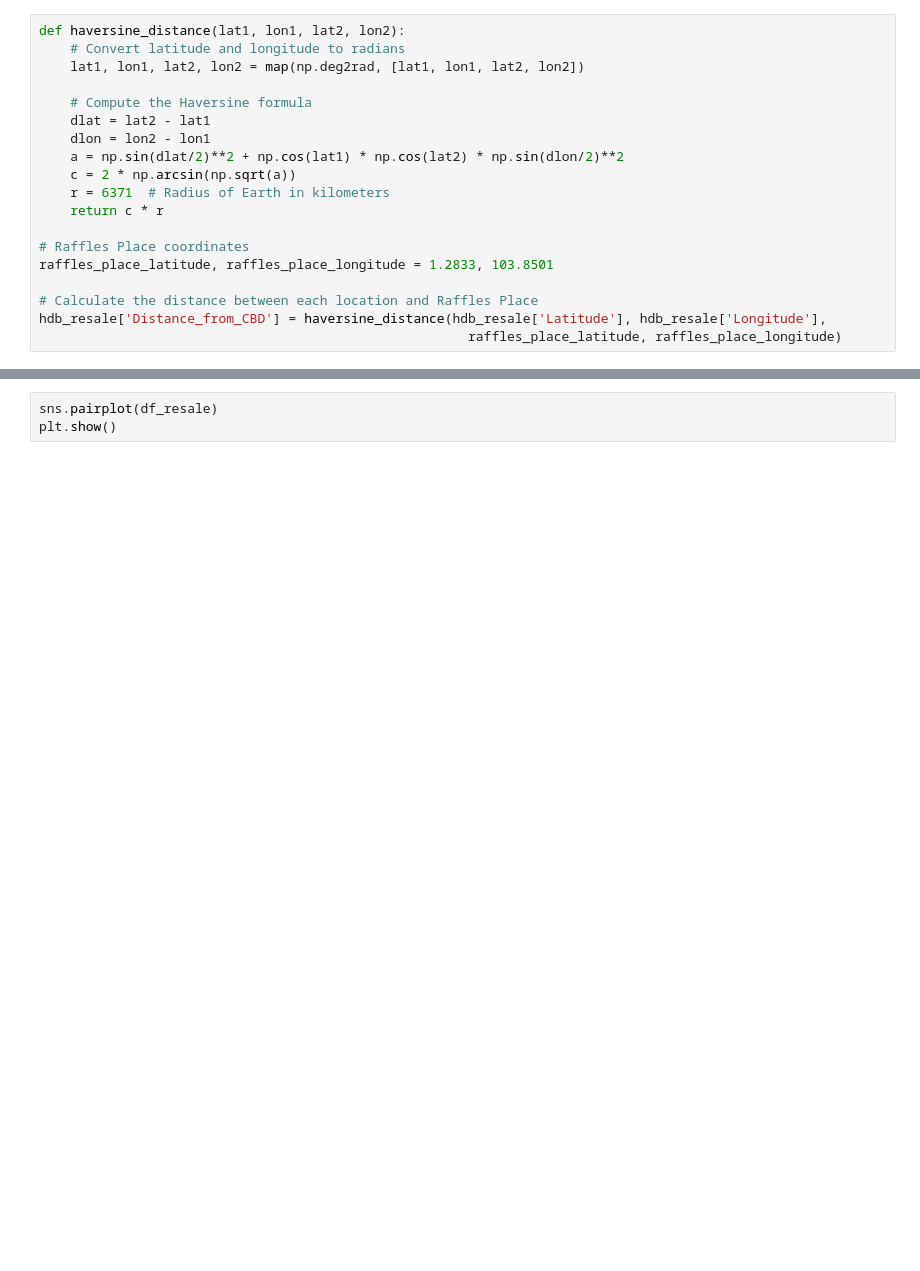
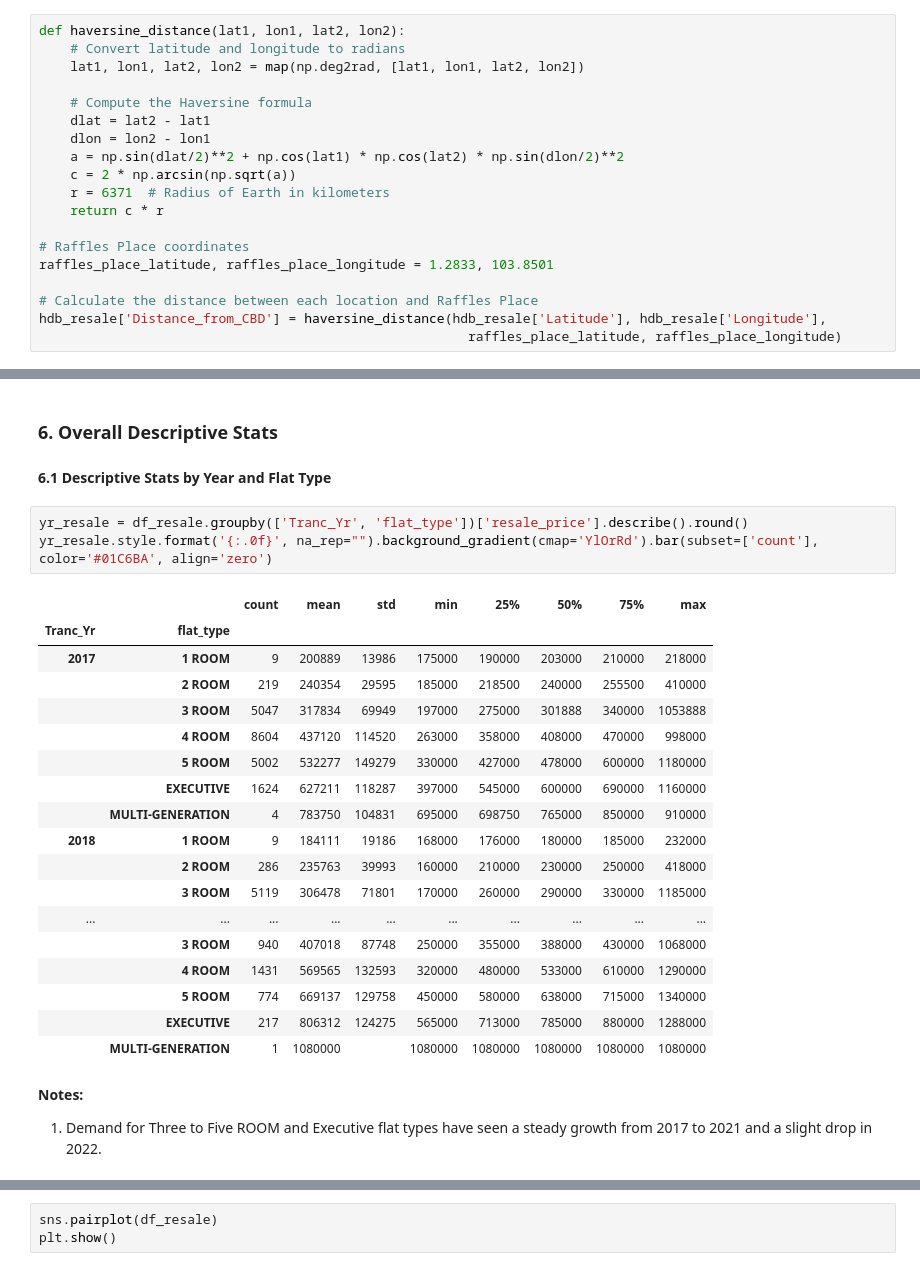
Before and after one commit to DalePeh/PersonalPortfolio, a Jupyter notebook: eda-model-pipepline.ipynb, the cells around one changed output, grey strips where cells are left out. Drawn from its saved outputs; the diff is of its cells as text; blank space fills up the shorter version.

```diff
--- a/eda-model-pipepline.ipynb
+++ b/eda-model-pipepline.ipynb
@@ -227,2 +207,32 @@ Name: resale_price, dtype: float64
+# %% [markdown]
+### 6. Overall Descriptive Stats
+# %% [markdown]
+**6.1 Descriptive Stats by Year and Flat Type**
+# %%
+yr_resale = df_resale.groupby(['Tranc_Yr', 'flat_type'])['resale_price'].describe().round()
+yr_resale.style.format('{:.0f}', na_rep="").background_gradient(cmap='YlOrRd').bar(subset=['count'], color='#01C6BA', align='zero')
+# %% [output]
+|  |  | count | mean | std | min | 25% | 50% | 75% | max |
+| Tranc_Yr | flat_type |  |  |  |  |  |  |  |  |
+| 2017 | 1 ROOM | 9 | 200889 | 13986 | 175000 | 190000 | 203000 | 210000 | 218000 |
+|  | 2 ROOM | 219 | 240354 | 29595 | 185000 | 218500 | 240000 | 255500 | 410000 |
+|  | 3 ROOM | 5047 | 317834 | 69949 | 197000 | 275000 | 301888 | 340000 | 1053888 |
+|  | 4 ROOM | 8604 | 437120 | 114520 | 263000 | 358000 | 408000 | 470000 | 998000 |
+|  | 5 ROOM | 5002 | 532277 | 149279 | 330000 | 427000 | 478000 | 600000 | 1180000 |
+|  | EXECUTIVE | 1624 | 627211 | 118287 | 397000 | 545000 | 600000 | 690000 | 1160000 |
+|  | MULTI-GENERATION | 4 | 783750 | 104831 | 695000 | 698750 | 765000 | 850000 | 910000 |
+| 2018 | 1 ROOM | 9 | 184111 | 19186 | 168000 | 176000 | 180000 | 185000 | 232000 |
+|  | 2 ROOM | 286 | 235763 | 39993 | 160000 | 210000 | 230000 | 250000 | 418000 |
+|  | 3 ROOM | 5119 | 306478 | 71801 | 170000 | 260000 | 290000 | 330000 | 1185000 |
+| ... | ... | ... | ... | ... | ... | ... | ... | ... | ... |
+|  | 3 ROOM | 940 | 407018 | 87748 | 250000 | 355000 | 388000 | 430000 | 1068000 |
+|  | 4 ROOM | 1431 | 569565 | 132593 | 320000 | 480000 | 533000 | 610000 | 1290000 |
+|  | 5 ROOM | 774 | 669137 | 129758 | 450000 | 580000 | 638000 | 715000 | 1340000 |
+|  | EXECUTIVE | 217 | 806312 | 124275 | 565000 | 713000 | 785000 | 880000 | 1288000 |
+|  | MULTI-GENERATION | 1 | 1080000 |  | 1080000 | 1080000 | 1080000 | 1080000 | 1080000 |
+# %% [markdown]
+**Notes:**
+
+1. Demand for Three to Five ROOM and Executive flat types have seen a steady growth from 2017 to 2021 and a slight drop in 2022.
 # %%
 type_model = df_resale.groupby(['flat_type', 'flat_model'])['resale_price'].describe().round()
```
Also changed, not shown: parts of 30 cells of this notebook.
